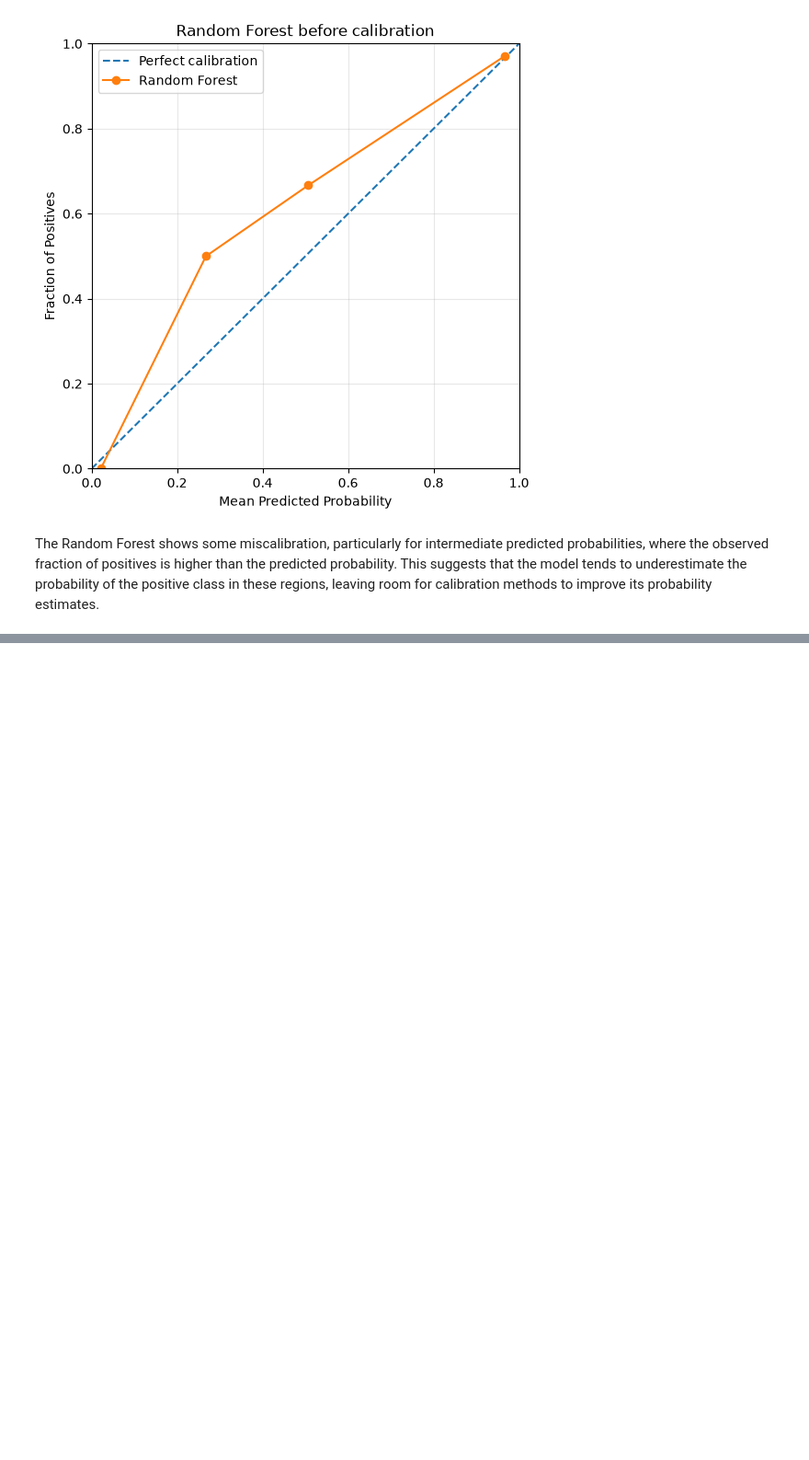
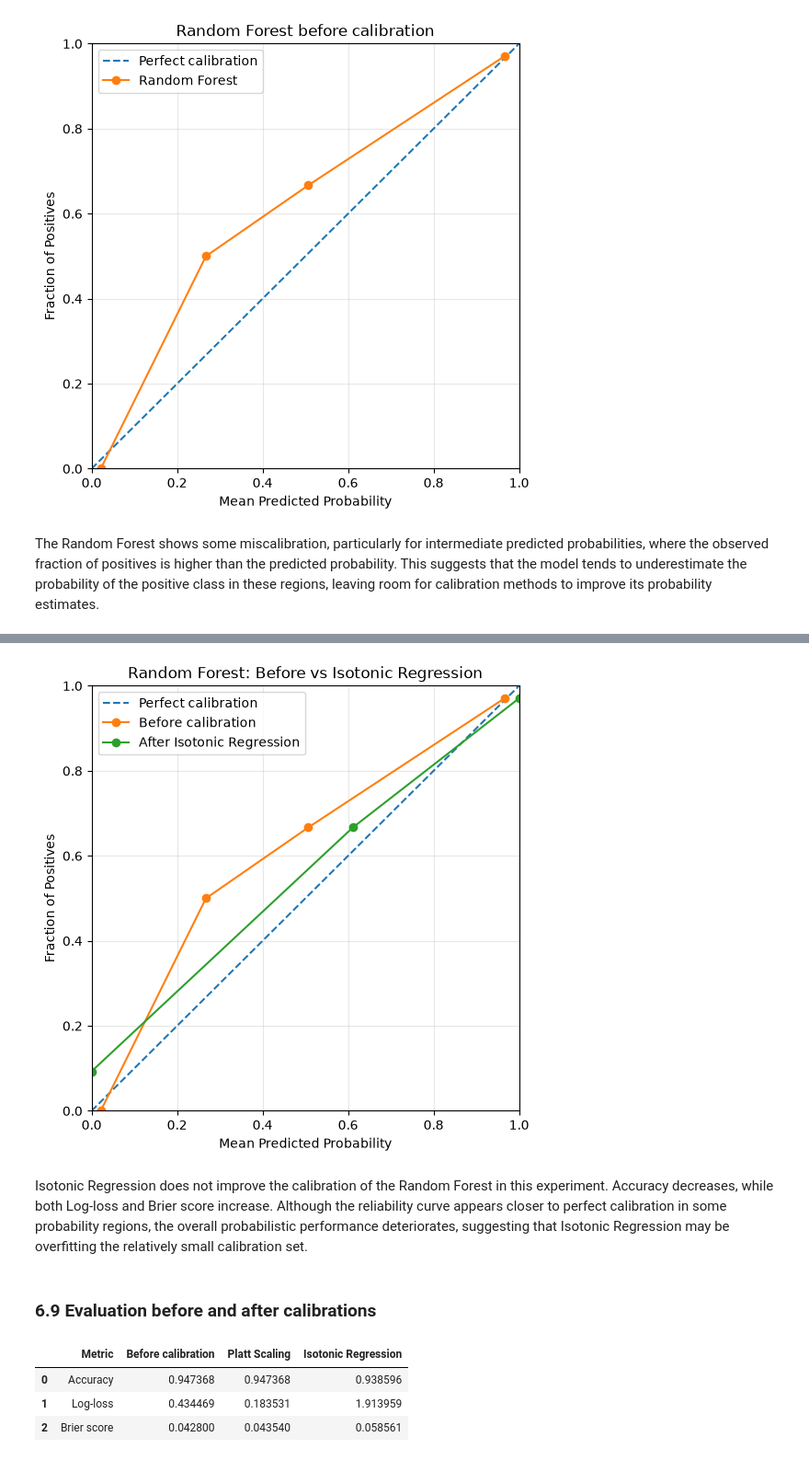
Before and after one commit to martamacri/Calibration_of_Probabilities, a Jupyter notebook: notebooks/01_breast_cancer_analysis.ipynb, the cells around one changed output, grey strips where cells are left out. Shown at 92% size. Saved outputs shown, nothing was run; the diff lists cells and outputs as text; code cells hidden in the pictures; blank space fills up the shorter version.

```diff
--- a/notebooks/01_breast_cancer_analysis.ipynb
+++ b/notebooks/01_breast_cancer_analysis.ipynb
@@ -718,0 +902,46 @@ The Random Forest shows some miscalibration, particularly for intermediate predi
+# %%
+compare_reliability_diagrams(
+    y_true=y_test,
+    y_prob_before=y_prob_test_rf,
+    y_prob_after=y_prob_test_rf_isotonic,
+    label_before="Before calibration",
+    label_after="After Isotonic Regression",
+    title="Random Forest: Before vs Isotonic Regression",
+    n_bins=5
+)
+# %% [output]
+[figure, added]
+# %% [markdown]
+Isotonic Regression does not improve the calibration of the Random Forest in this experiment. Accuracy decreases, while both Log-loss and Brier score increase. Although the reliability curve appears closer to perfect calibration in some probability regions, the overall probabilistic performance deteriorates, suggesting that Isotonic Regression may be overfitting the relatively small calibration set.
+# %% [markdown]
+### 6.9 Evaluation before and after calibrations
+# %%
+comparison_rf = pd.DataFrame({
+    "Metric": [
+        "Accuracy",
+        "Log-loss",
+        "Brier score"
+    ],
+    "Before calibration": [
+        accuracy_rf,
+        logloss_rf,
+        brier_rf
+    ],
+    "Platt Scaling": [
+        accuracy_rf_platt,
+        logloss_rf_platt,
+        brier_rf_platt
+    ],
+    "Isotonic Regression": [
+        accuracy_rf_isotonic,
+        logloss_rf_isotonic,
+        brier_rf_isotonic
+    ]
+})
+
+comparison_rf
+# %% [output]
+|  | Metric | Before calibration | Platt Scaling | Isotonic Regression |
+| 0 | Accuracy | 0.947368 | 0.947368 | 0.938596 |
+| 1 | Log-loss | 0.434469 | 0.183531 | 1.913959 |
+| 2 | Brier score | 0.042800 | 0.043540 | 0.058561 |
```
Also changed, not shown: parts of 39 cells of this notebook.
